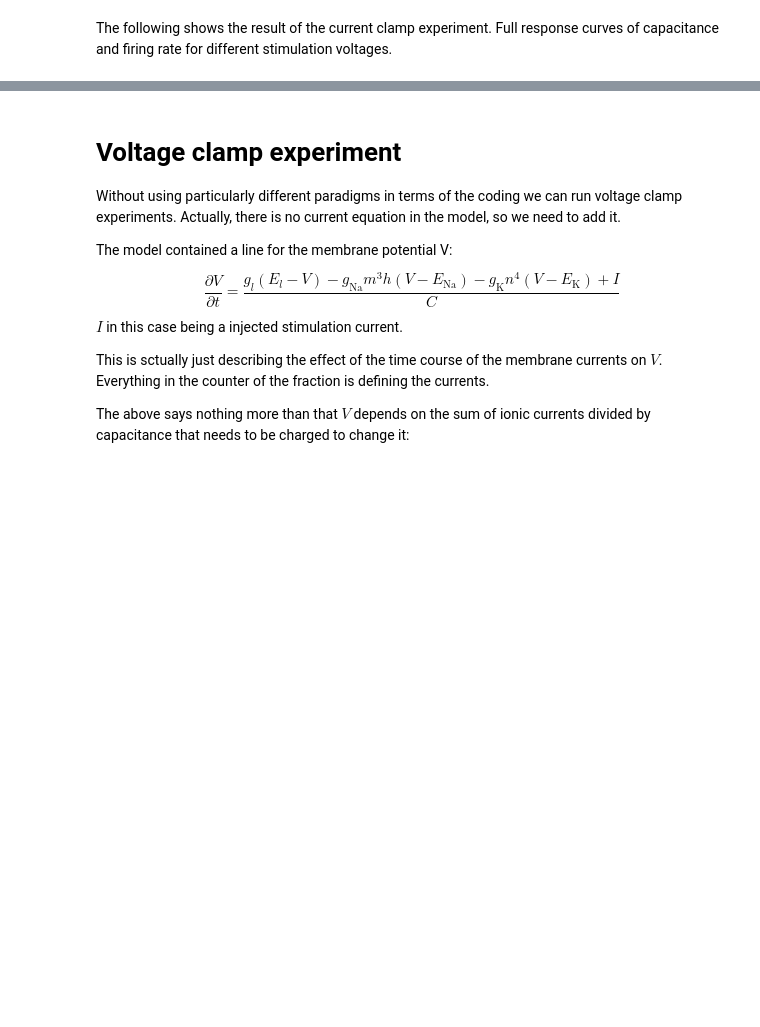
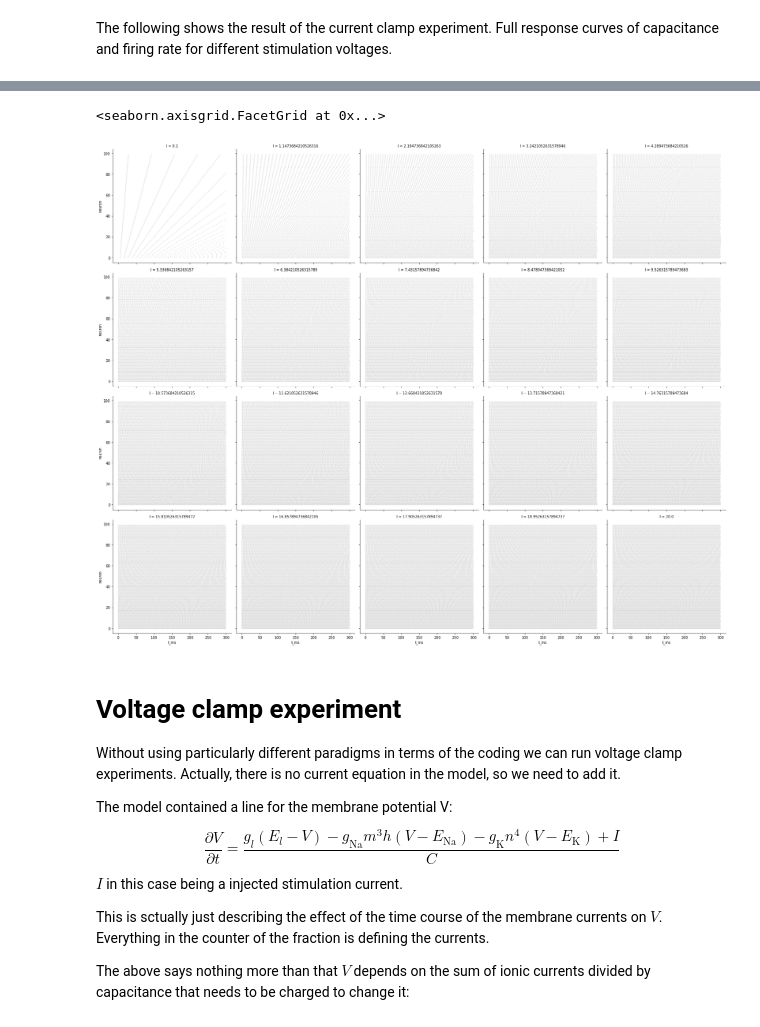
Before and after one commit to linusconrad/neurodynamics-learning, a Jupyter notebook: HHsandbox.ipynb, the cells around one changed output, grey strips where cells are left out. Saved outputs shown, nothing was run; the diff lists cells and outputs as text; code cells hidden in the pictures; blank space fills up the shorter version.

```diff
--- a/HHsandbox.ipynb
+++ b/HHsandbox.ipynb
@@ -344,3 +378,16 @@ sns.relplot(data = summaryresult,
+# %%
+sns.relplot(data = spikeresult,
+            x = 't_ms',
+            y = 'neuron',
+            col = 'I',
+            alpha = 0.1,
+            color=".2",
+            marker=".",
+            #size = 0.001,
+            col_wrap = 5)
+# %% [output]
+<seaborn.axisgrid.FacetGrid at 0x...>
+[figure, added]
 # %% [markdown]
 # Voltage clamp experiment
 Without using particularly different paradigms in terms of the coding we can run voltage clamp experiments.
```
Also changed, not shown: parts of 7 cells of this notebook.
